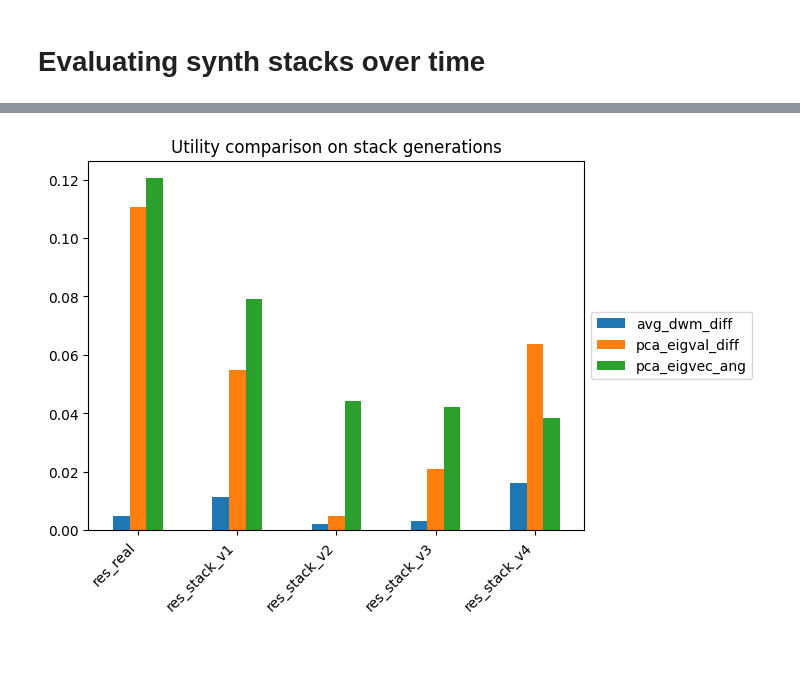
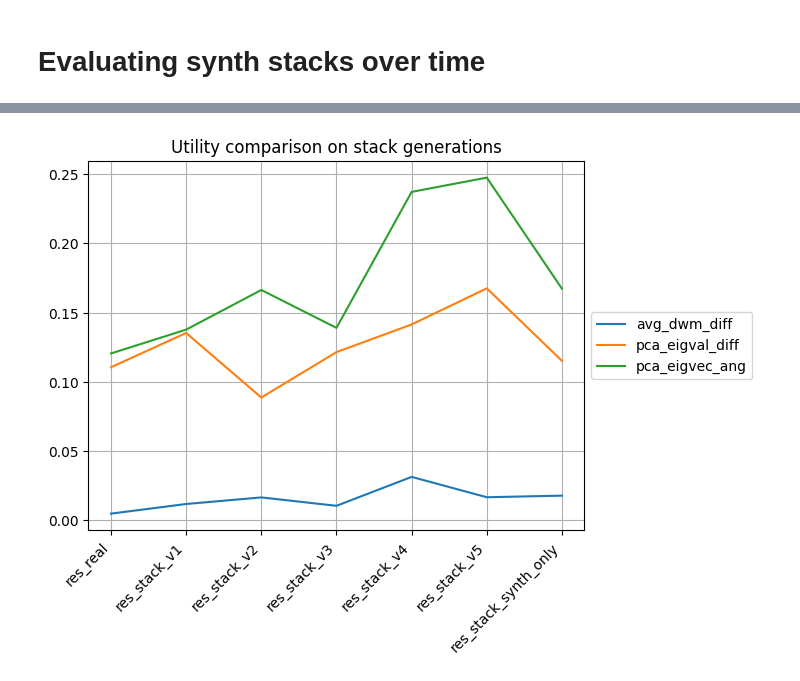
Before and after one commit to LucasBrynk/synthe_size_me, a Jupyter notebook: penguins_syn/penguins_BN_syn.ipynb, the cells around one changed output, grey strips where cells are left out. Saved outputs shown, nothing was run; the diff lists cells and outputs as text; code cells hidden in the pictures; blank space fills up the shorter version.

```diff
--- a/penguins_syn/penguins_BN_syn.ipynb
+++ b/penguins_syn/penguins_BN_syn.ipynb
@@ -628,8 +647,8 @@ penguins_syn = penguins_syn.iloc[:, 1:]
 
 # SynthEval
 S = SynthEval(penguins_train, holdout_dataframe=penguins_test, verbose=0)
-res_stack_synth_only_on_real = S.evaluate(penguins_syn,target,"full_eval")
-res_stack_synth_only_on_real
+res_stack_synth_only = S.evaluate(penguins_syn,target,"full_eval")
+res_stack_synth_only
 # %% [output]
 Error: AUROC metric did not run, analysis target variable did not have appropriate number levels (i.e. 2) or test data was not supplied!
 |  | metric | dim | val | err | n_val | n_err |
@@ -656,18 +675,20 @@ import matplotlib.pyplot as plt
 # %% [markdown]
 # Evaluating synth stacks over time
 # %%
-eval_results = [res_real, res_stack_v1, res_stack_v2, res_stack_v3, res_stack_v4]
-eval_str = ["res_real", "res_stack_v1", "res_stack_v2", "res_stack_v3", "res_stack_v4"]
+eval_results = [res_real, res_stack_v1, res_stack_v2, res_stack_v3, res_stack_v4, res_stack_v5, res_stack_synth_only]
+eval_str = ["res_real", "res_stack_v1", "res_stack_v2", "res_stack_v3", "res_stack_v4", "res_stack_v5", "res_stack_synth_only"]
 # %%
 privacy_plot = pd.DataFrame(columns=["eps_identif_risk",
                                      "att_discl_risk",
-                                     "hit_rate"])
+                                     "hit_rate",
+                                     "mia_cls_risk"])
 
 for i in range(len(eval_results)):
     evals = eval_results[i].set_index("metric")
     privacy_plot.loc[eval_str[i]] = [evals.loc["eps_identif_risk", "val"],
                                     evals.loc["att_discl_risk", "val"],
-                                    evals.loc["hit_rate", "val"]]
+                                    evals.loc["hit_rate", "val"],
+                                    evals.loc["mia_cls_risk", "val"]]
 
 privacy_plot
 # %% [output]
@@ -687,0 +712,8 @@ plt.show()
+# %%
+DCR_plot = pd.DataFrame(columns=["median_DCR"])
+
+for i in range(len(eval_results)):
+    evals = eval_results[i].set_index("metric")
+    DCR_plot.loc[eval_str[i]] = [evals.loc["median_DCR", "val"]]
+
+DCR_plot
@@ -707,11 +759,12 @@ utility_plot
 # %%
-utility_plot.plot.bar()
+utility_plot.plot.line()
 plt.title("Utility comparison on stack generations")
 plt.xticks(rotation=45, ha="right")
 plt.legend(loc='center left', bbox_to_anchor=(1.0, 0.5))
+plt.grid()
 plt.show()
 # %% [output]
-[figure, old version]
+[figure, new version]
 # %%
 matrix_diff_plot = pd.DataFrame(columns=["corr_mat_diff",
                                      "mutual_inf_diff"])
```
Also changed, not shown: parts of 36 cells of this notebook.
